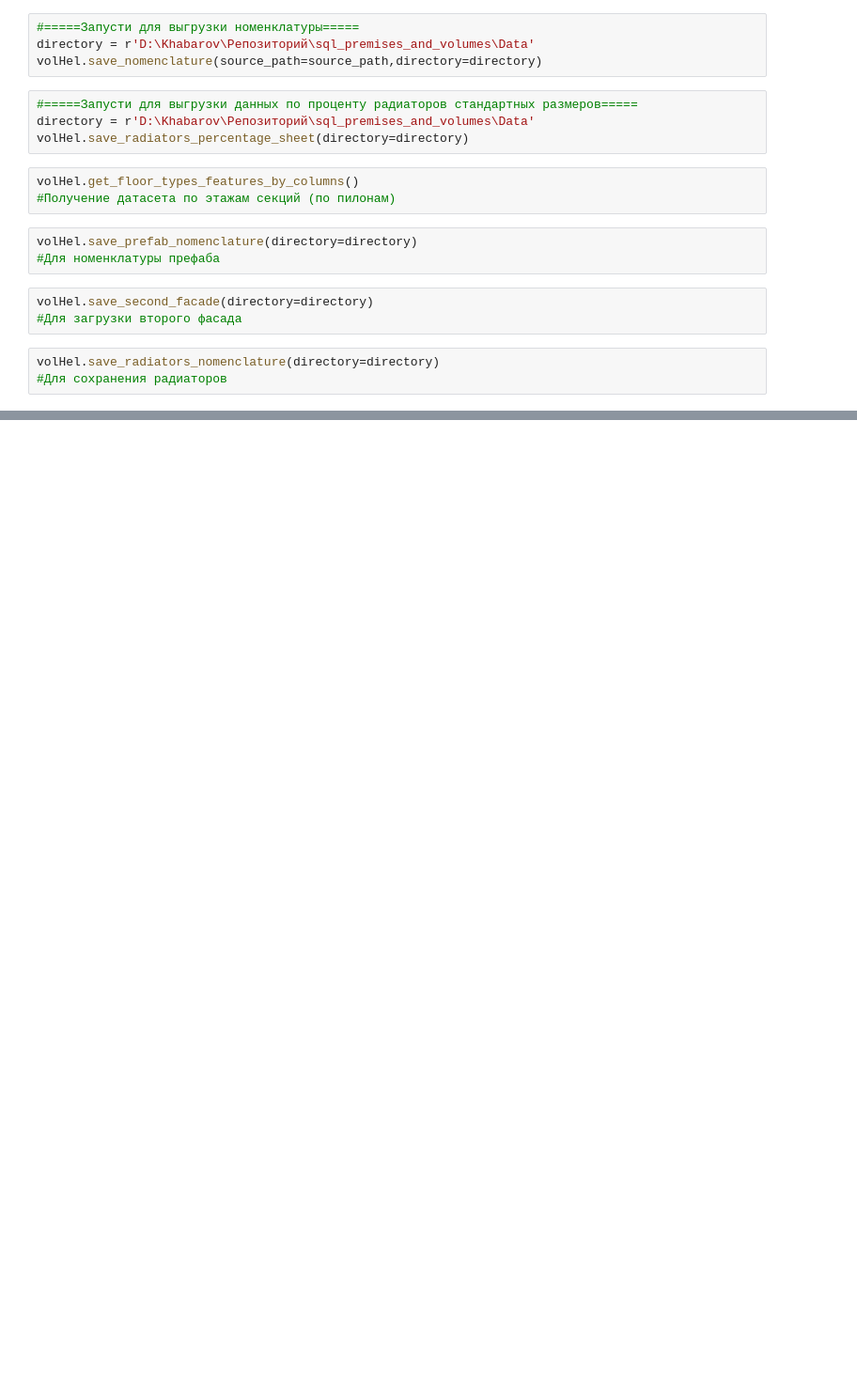
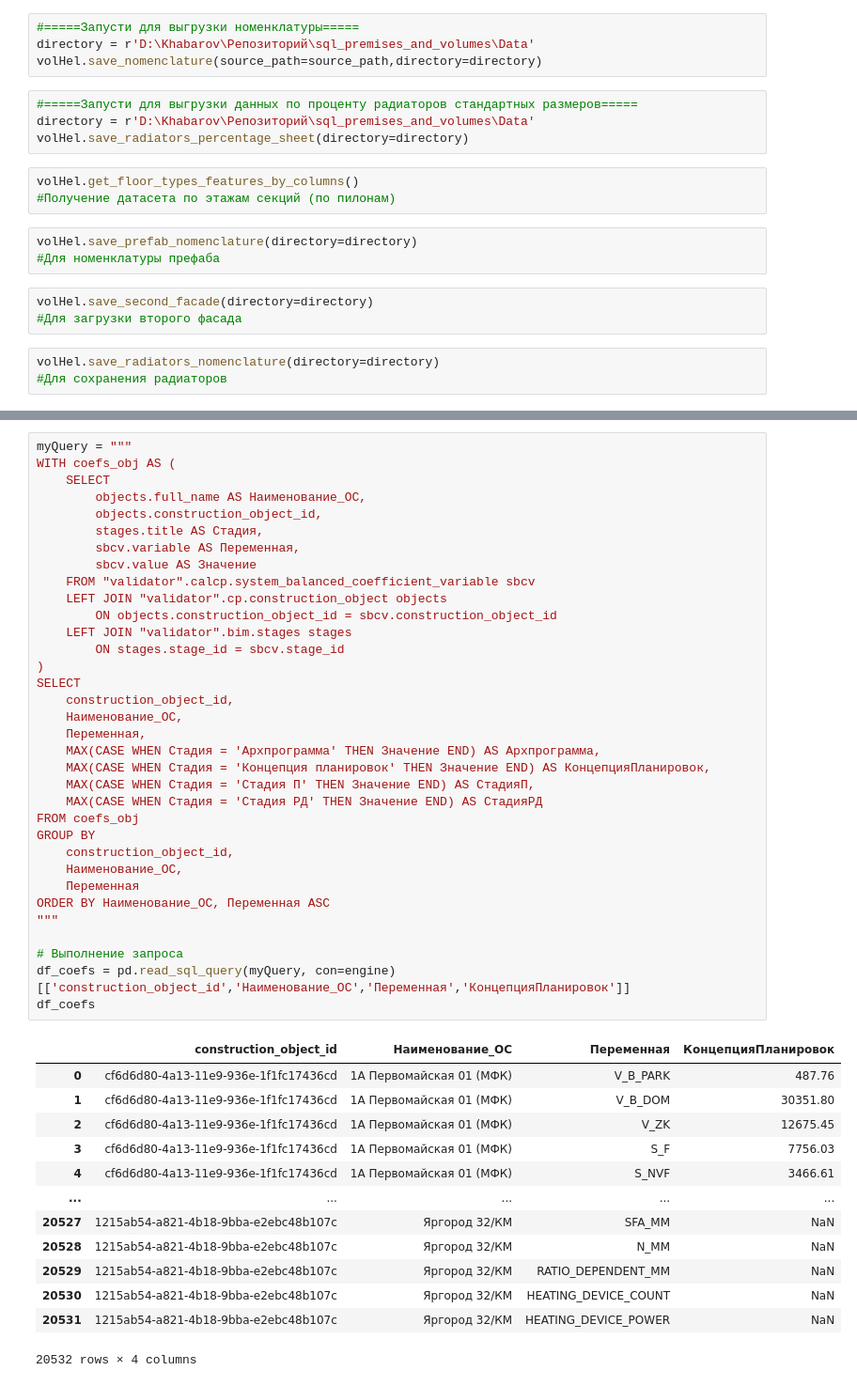
Before and after one commit to oilskinpack/sql_premises_and_volumes, a Jupyter notebook: Volumes/volumes_notebook.ipynb, the cells around one changed output, grey strips where cells are left out. Shown at 94% size. Saved outputs shown, nothing was run; the diff lists cells and outputs as text; blank space fills up the shorter version.

```diff
--- a/Volumes/volumes_notebook.ipynb
+++ b/Volumes/volumes_notebook.ipynb
@@ -36,0 +122,48 @@ volHel.save_radiators_nomenclature(directory=directory)
+# %%
+myQuery = """
+WITH coefs_obj AS (
+    SELECT
+        objects.full_name AS Наименование_ОС,
+        objects.construction_object_id,
+        stages.title AS Стадия,
+        sbcv.variable AS Переменная,
+        sbcv.value AS Значение
+    FROM "validator".calcp.system_balanced_coefficient_variable sbcv
+    LEFT JOIN "validator".cp.construction_object objects
+        ON objects.construction_object_id = sbcv.construction_object_id
+    LEFT JOIN "validator".bim.stages stages
+        ON stages.stage_id = sbcv.stage_id
+)
+SELECT
+    construction_object_id,
+    Наименование_ОС,
+    Переменная,
+    MAX(CASE WHEN Стадия = 'Архпрограмма' THEN Значение END) AS Архпрограмма,
+    MAX(CASE WHEN Стадия = 'Концепция планировок' THEN Значение END) AS КонцепцияПланировок,
+    MAX(CASE WHEN Стадия = 'Стадия П' THEN Значение END) AS СтадияП,
+    MAX(CASE WHEN Стадия = 'Стадия РД' THEN Значение END) AS СтадияРД
+FROM coefs_obj
+GROUP BY
+    construction_object_id,
+    Наименование_ОС,
+    Переменная
+ORDER BY Наименование_ОС, Переменная ASC
+"""
+
+# Выполнение запроса
+df_coefs = pd.read_sql_query(myQuery, con=engine)[['construction_object_id','Наименование_ОС','Переменная','КонцепцияПланировок']]
+df_coefs
+# %% [output]
+|  | construction_object_id | Наименование_ОС | Переменная | КонцепцияПланировок |
+| 0 | cf6d6d80-4a13-11e9-936e-1f1fc17436cd | 1А Первомайская 01 (МФК) | V_B_PARK | 487.76 |
+| 1 | cf6d6d80-4a13-11e9-936e-1f1fc17436cd | 1А Первомайская 01 (МФК) | V_B_DOM | 30351.80 |
+| 2 | cf6d6d80-4a13-11e9-936e-1f1fc17436cd | 1А Первомайская 01 (МФК) | V_ZK | 12675.45 |
+| 3 | cf6d6d80-4a13-11e9-936e-1f1fc17436cd | 1А Первомайская 01 (МФК) | S_F | 7756.03 |
+| 4 | cf6d6d80-4a13-11e9-936e-1f1fc17436cd | 1А Первомайская 01 (МФК) | S_NVF | 3466.61 |
+| ... | ... | ... | ... | ... |
+| 20527 | 1215ab54-a821-4b18-9bba-e2ebc48b107c | Яргород 32/КМ | SFA_MM | NaN |
+| 20528 | 1215ab54-a821-4b18-9bba-e2ebc48b107c | Яргород 32/КМ | N_MM | NaN |
+| 20529 | 1215ab54-a821-4b18-9bba-e2ebc48b107c | Яргород 32/КМ | RATIO_DEPENDENT_MM | NaN |
+| 20530 | 1215ab54-a821-4b18-9bba-e2ebc48b107c | Яргород 32/КМ | HEATING_DEVICE_COUNT | NaN |
+| 20531 | 1215ab54-a821-4b18-9bba-e2ebc48b107c | Яргород 32/КМ | HEATING_DEVICE_POWER | NaN |
+20532 rows × 4 columns
```
Also changed, not shown: parts of 7 cells of this notebook, 12 other files.
